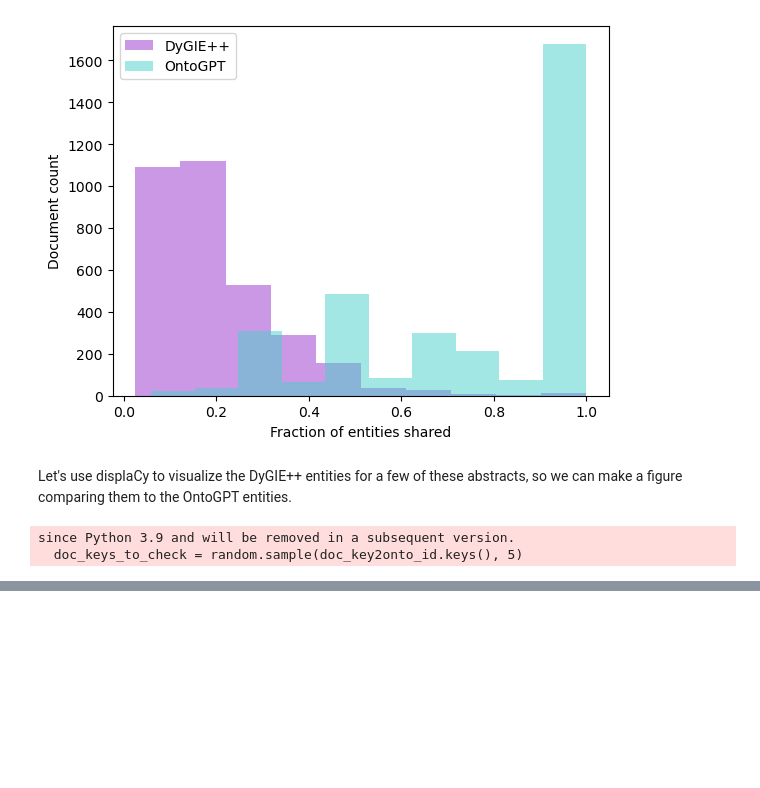
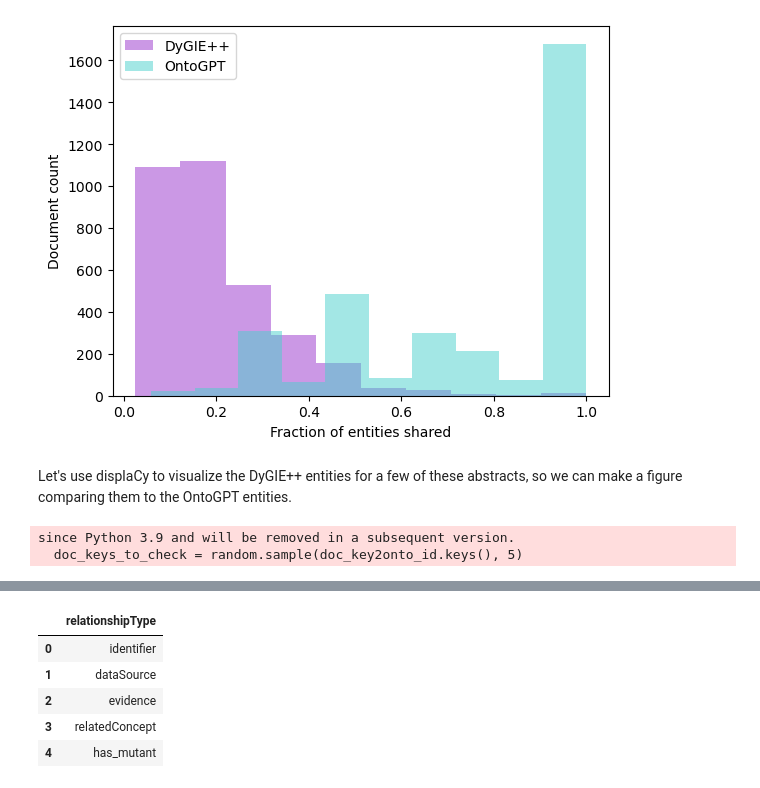
Before and after one commit to serenalotreck/literature-genes, a Jupyter notebook: notebooks/graph_quality_evaluation.ipynb, the cells around one changed output, grey strips where cells are left out. Drawn from its saved outputs; the diff is of its cells as text; code cells hidden in the pictures; blank space fills up the shorter version.

```diff
--- a/notebooks/graph_quality_evaluation.ipynb
+++ b/notebooks/graph_quality_evaluation.ipynb
@@ -520,0 +537,10 @@ for doc_key, doc in docs_with_ents.items():
+# %%
+knet_rel_types = pd.read_csv('../data/knetminer/relation_types.csv')
+knet_rel_types.head()
+# %% [output]
+|  | relationshipType |
+| 0 | identifier |
+| 1 | dataSource |
+| 2 | evidence |
+| 3 | relatedConcept |
+| 4 | has_mutant |
```
Also changed, not shown: parts of 32 cells of this notebook, 1 other file.
